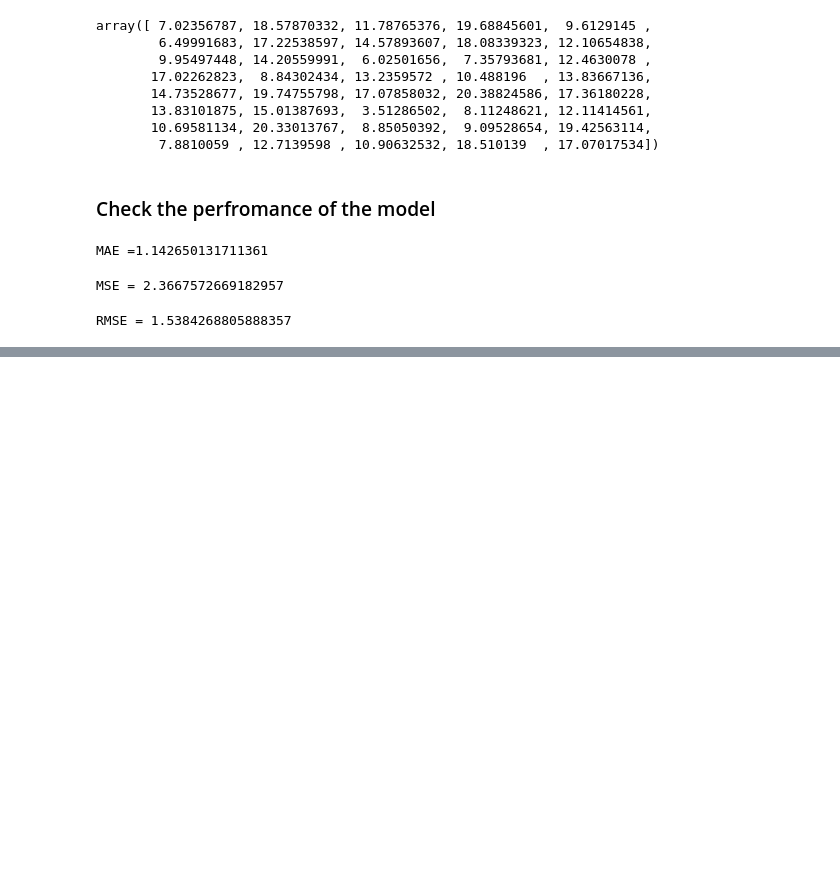
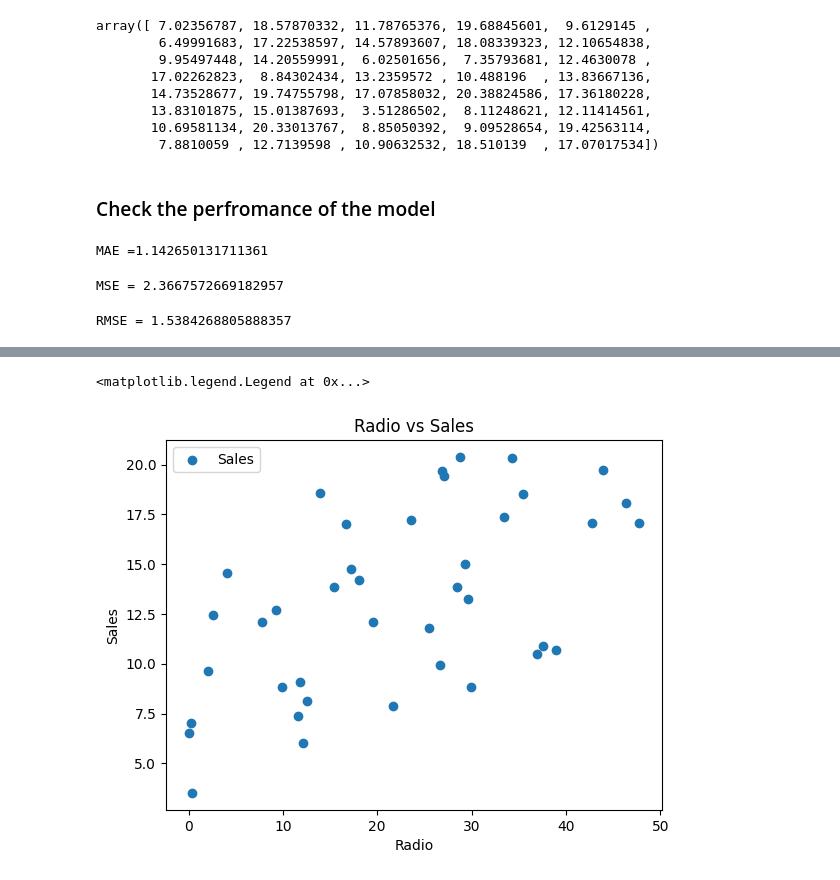
Before and after one commit to sakshikarule/IOT, a Jupyter notebook: Python/Day12/program1_multiregression.ipynb, the cells around one changed output, grey strips where cells are left out. Drawn from its saved outputs; the diff is of its cells as text; code cells hidden in the pictures; blank space fills up the shorter version.

```diff
--- a/Python/Day12/program1_multiregression.ipynb
+++ b/Python/Day12/program1_multiregression.ipynb
@@ -174,0 +189,10 @@ print(f"R2 score = {r2 *100
+# %%
+plt.scatter(x_test['radio'],y_pred,label='Sales')
+
+plt.title('Radio vs Sales')
+plt.xlabel("Radio")
+plt.ylabel("Sales")
+plt.legend()
+# %% [output]
+<matplotlib.legend.Legend at 0x...>
+[figure, added]
```
Also changed, not shown: parts of 3 cells of this notebook, 1 other file.
